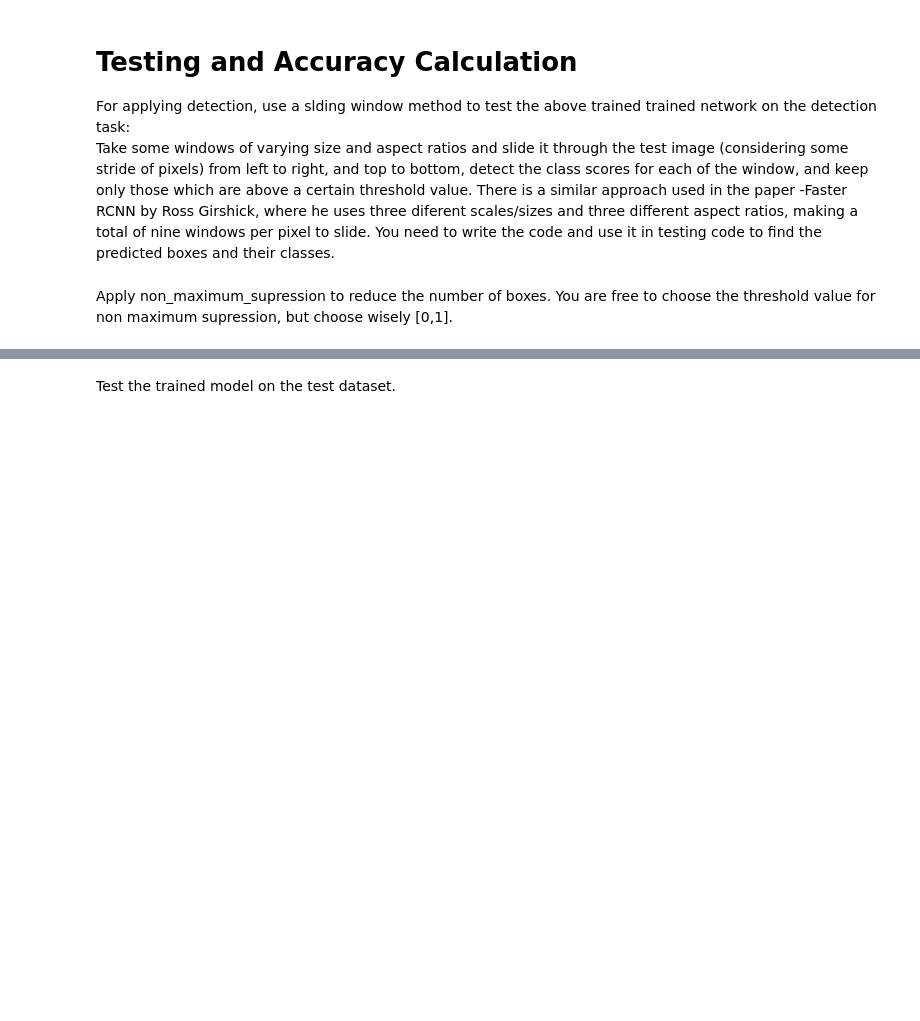
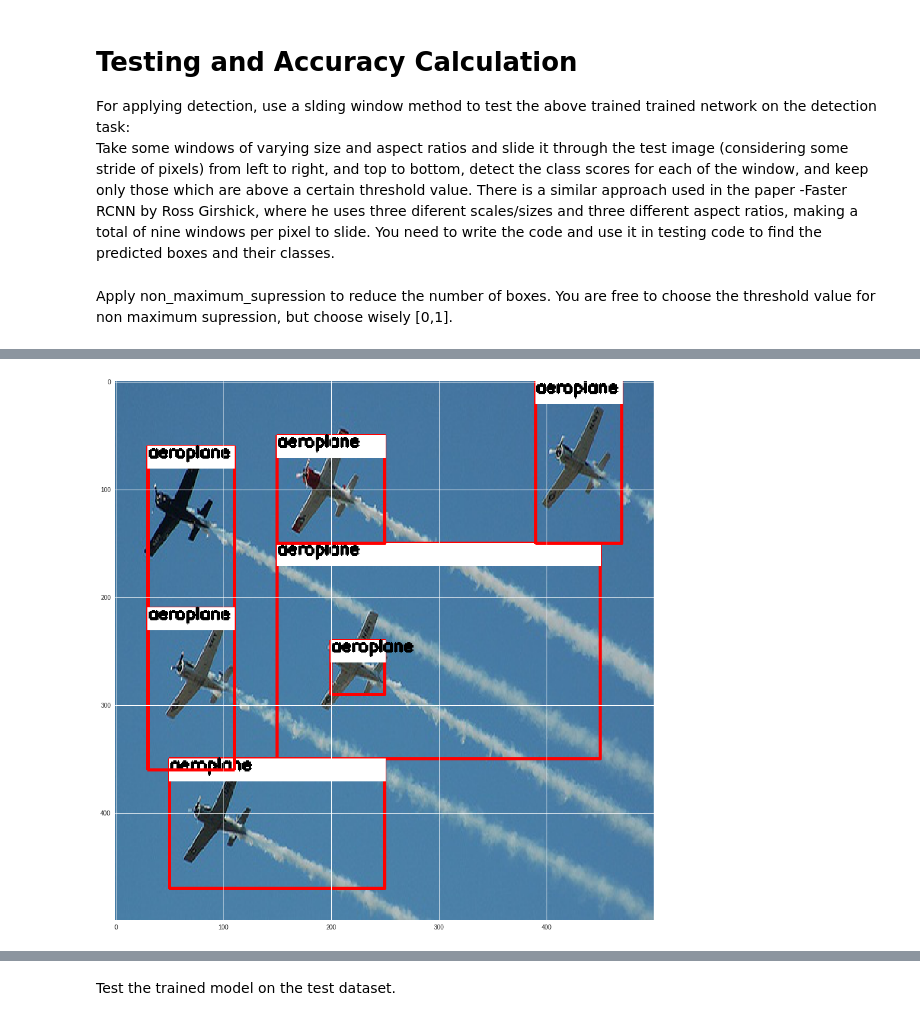
Before and after one commit to scakc/Computer-Vision, a Jupyter notebook: Object Detection/assignment_3.ipynb, the cells around one changed output, grey strips where cells are left out. Drawn from its saved outputs; the diff is of its cells as text; code cells hidden in the pictures; blank space fills up the shorter version.

```diff
--- a/Object Detection/assignment_3.ipynb
+++ b/Object Detection/assignment_3.ipynb
@@ -387,0 +848,2 @@ def non_maximum_supression(boxes,threshold = 0.3):
+# %%
+boxes, prs = sliding_window(sample, True)
@@ -387,0 +870,3 @@ def non_maximum_supression(boxes,threshold = 0.3):
+# %%
+# c_boxes, c_probs = non_maximum_supression(boxes, prs, 0.05)
+c_boxes, c_probs = soft_nms(boxes, prs, 0.07)
@@ -387,0 +885,33 @@ def non_maximum_supression(boxes,threshold = 0.3):
+# %%
+def draw_bounding_box(img, class_id, confidence, x, y, x_plus_w, y_plus_h):
+
+    label = ((['_','aeroplane', 'bottle', 'chair'])[class_id])
+    color = COLORS[class_id-1]
+    cv2.rectangle(img, (x,y), (x_plus_w,y_plus_h), color, 2)
+    cv2.rectangle(img, (x, y+20),(x_plus_w, y), (255,255,255), cv2.FILLED)
+    cv2.putText(img, label, (x,y+10), cv2.FONT_HERSHEY_SIMPLEX, 0.5, (0,0,0), 2)
+
+    return img
+# %%
+def plot_image(sample, c_boxes, c_probs):
+  plt.figure(figsize = [16,16])
+  img = np.array(sample)
+  for c in [1,2,3]:
+    count=0
+    sort_p = np.argsort(c_probs[c-1])
+    if(len(sort_p) == 0):
+      continue
+    for box in c_boxes[c-1]:
+
+      count+=1
+      if(len(box) == 0):
+        continue
+      else:
+        draw_bounding_box(img, c, 1 ,int(box[2]),int(box[0]),int(box[3]),int(box[1]))
+
+  plt.imshow(img)
+  plt.show()
+# %%
+plot_image(sample, c_boxes, c_probs)
+# %% [output]
+[figure, added]
```
Also changed, not shown: parts of 40 cells of this notebook.
